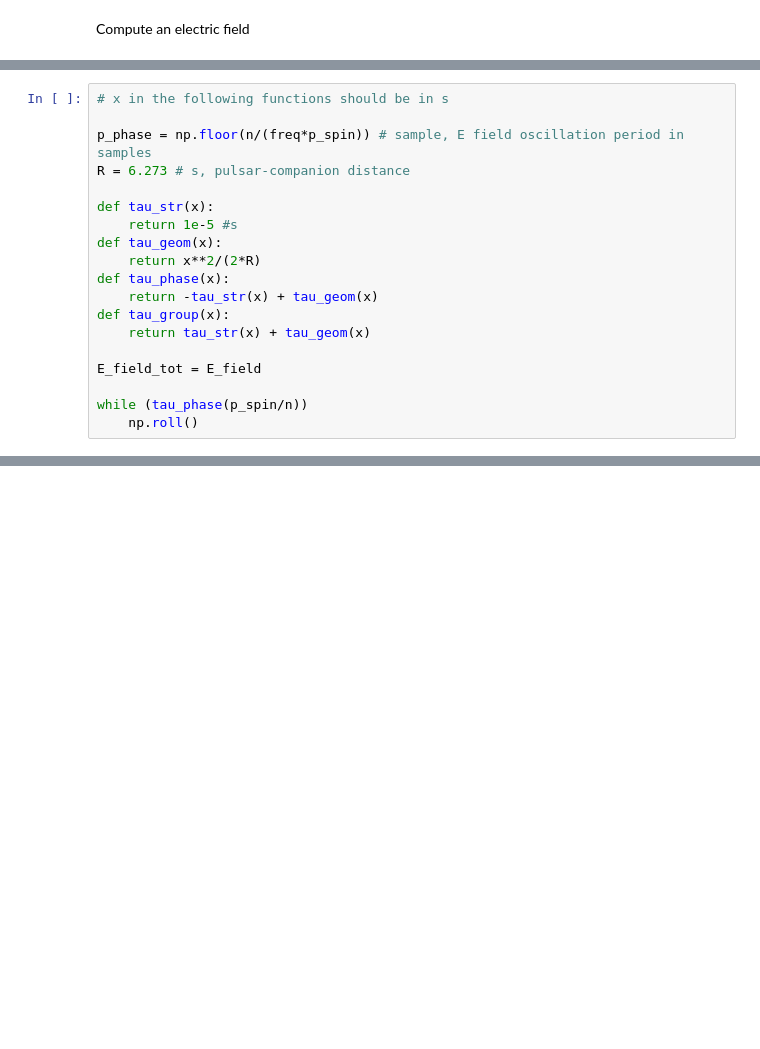
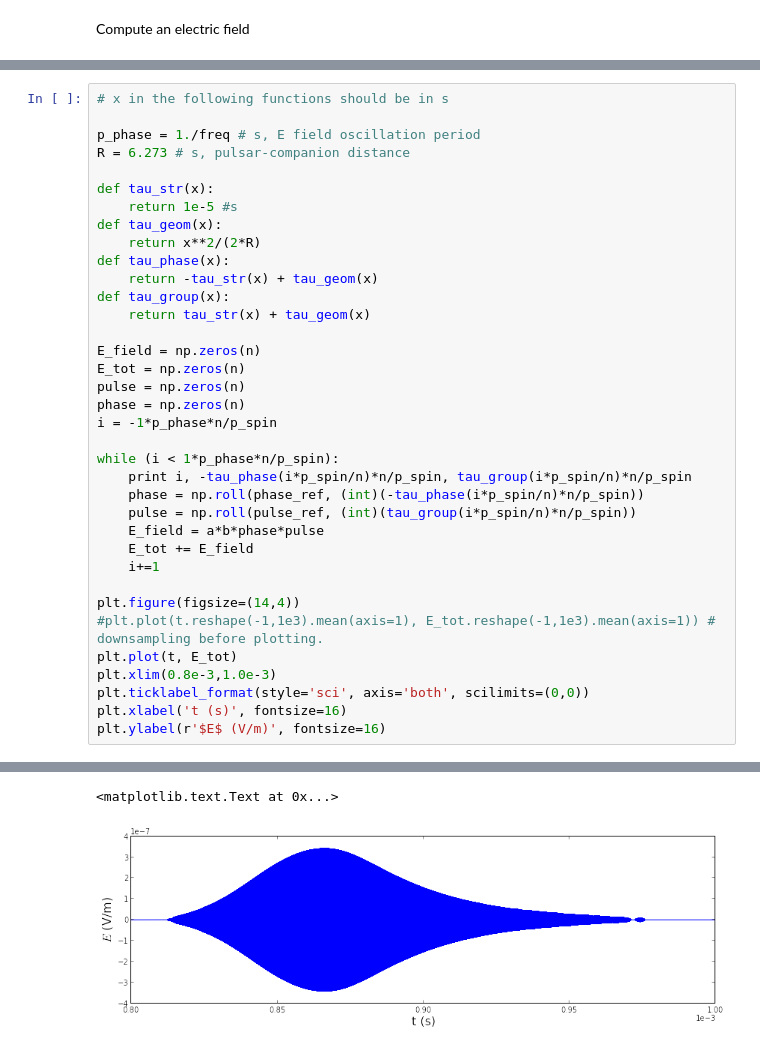
Before and after one commit to quantumfx/binary-lens, a Jupyter notebook: lens_simulation.ipynb, the cells around one changed output, grey strips where cells are left out. Drawn from its saved outputs; the diff is of its cells as text; blank space fills up the shorter version.

```diff
--- a/lens_simulation.ipynb
+++ b/lens_simulation.ipynb
@@ -95,7 +93,7 @@ plt.ylabel(r'$E$ (V/m)', fontsize=16)
 # %%
 # x in the following functions should be in s
 
-p_phase = np.floor(n/(freq*p_spin)) # sample, E field oscillation period in samples
+p_phase = 1./freq # s, E field oscillation period
 R = 6.273 # s, pulsar-companion distance
 
 def tau_str(x):
@@ -107,7 +105,25 @@ def tau_phase(x):
 def tau_group(x):
     return tau_str(x) + tau_geom(x)
 
-E_field_tot = E_field
+E_field = np.zeros(n)
+E_tot = np.zeros(n)
+pulse = np.zeros(n)
+phase = np.zeros(n)
+i = -1*p_phase*n/p_spin
 
-while (tau_phase(p_spin/n))
-    np.roll()
+while (i < 1*p_phase*n/p_spin):
+    print i, -tau_phase(i*p_spin/n)*n/p_spin, tau_group(i*p_spin/n)*n/p_spin
+    phase = np.roll(phase_ref, (int)(-tau_phase(i*p_spin/n)*n/p_spin))
+    pulse = np.roll(pulse_ref, (int)(tau_group(i*p_spin/n)*n/p_spin))
+    E_field = a*b*phase*pulse
+    E_tot += E_field
+    i+=1
+
+plt.figure(figsize=(14,4))
+#plt.plot(t.reshape(-1,1e3).mean(axis=1), E_tot.reshape(-1,1e3).mean(axis=1)) # downsampling before plotting.
+plt.plot(t, E_tot)
+plt.xlim(0.8e-3,1.0e-3)
+plt.ticklabel_format(style='sci', axis='both', scilimits=(0,0))
+plt.xlabel('t (s)', fontsize=16)
+plt.ylabel(r'$E$ (V/m)', fontsize=16)
+# %% [output]
@@ -113,0 +147,2 @@ while (tau_phase(p_spin/n))
+<matplotlib.text.Text at 0x...>
+[figure, added]
```
Also changed, not shown: parts of 5 cells of this notebook.
